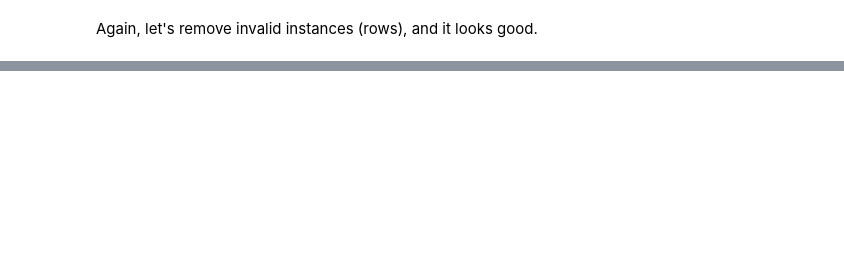
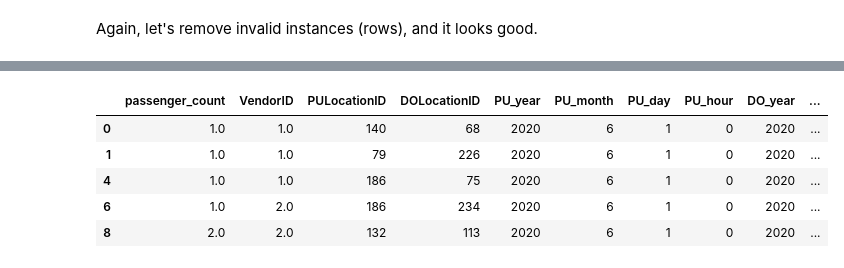
Before and after one commit to choiw-public/BigData-NYC-taxi-fare-prediction, a Jupyter notebook: NYC_taxi_fare_prediction.ipynb, the cells around one changed output, grey strips where cells are left out. Saved outputs shown, nothing was run; the diff lists cells and outputs as text; code cells hidden in the pictures; blank space fills up the shorter version.

```diff
--- a/NYC_taxi_fare_prediction.ipynb
+++ b/NYC_taxi_fare_prediction.ipynb
@@ -95,0 +204,9 @@ ax = sb.regplot(x="trip_distance", y='fare_amount', fit_reg=False, ci=None, trun
+# %%
+tip_model_input_data.head()
+# %% [output]
+|  | passenger_count | VendorID | PULocationID | DOLocationID | PU_year | PU_month | PU_day | PU_hour | DO_year | ... |
+| 0 | 1.0 | 1.0 | 140 | 68 | 2020 | 6 | 1 | 0 | 2020 | ... |
+| 1 | 1.0 | 1.0 | 79 | 226 | 2020 | 6 | 1 | 0 | 2020 | ... |
+| 4 | 1.0 | 1.0 | 186 | 75 | 2020 | 6 | 1 | 0 | 2020 | ... |
+| 6 | 1.0 | 2.0 | 186 | 234 | 2020 | 6 | 1 | 0 | 2020 | ... |
+| 8 | 2.0 | 2.0 | 132 | 113 | 2020 | 6 | 1 | 0 | 2020 | ... |
```
Also changed, not shown: parts of 10 cells of this notebook.
